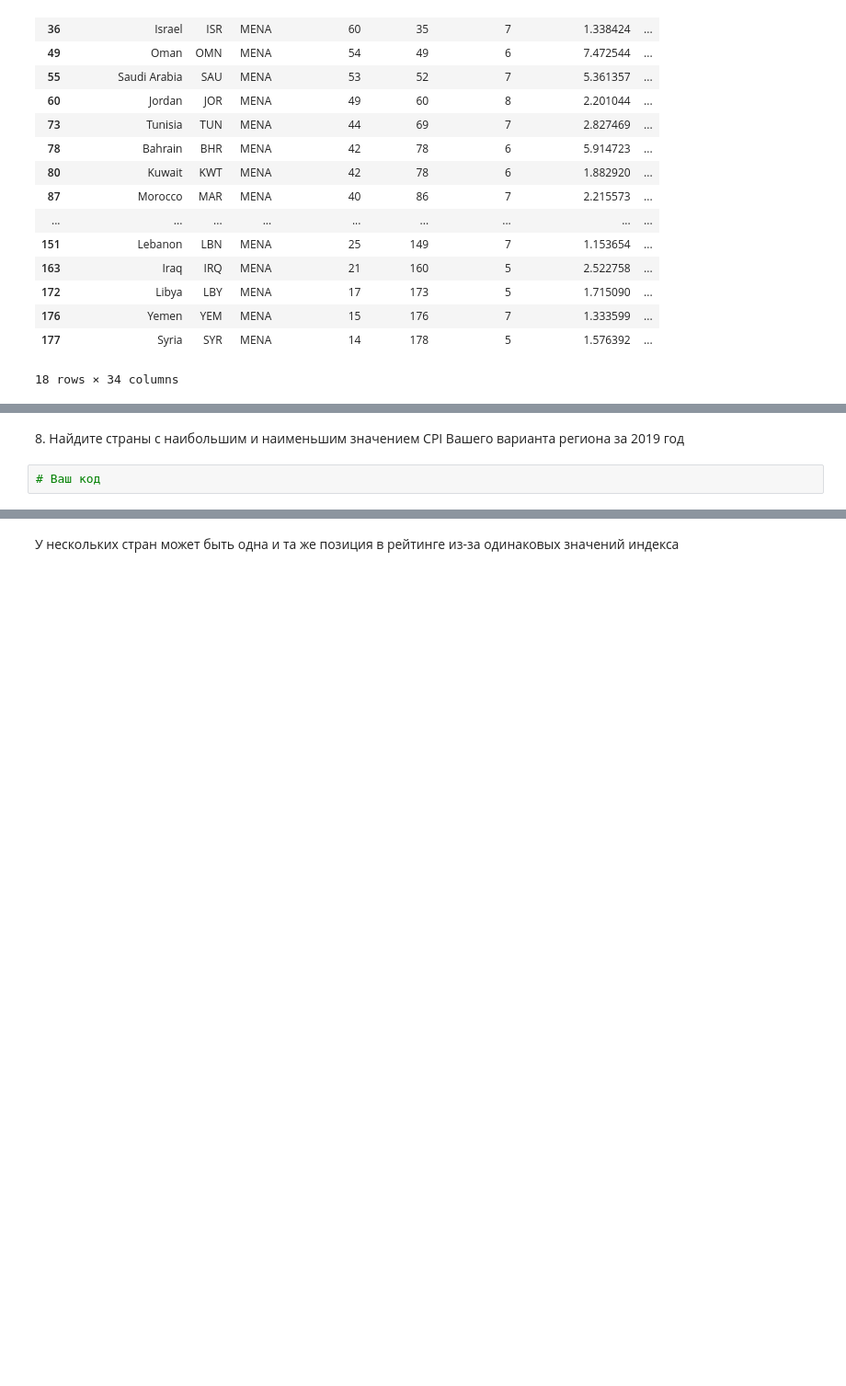
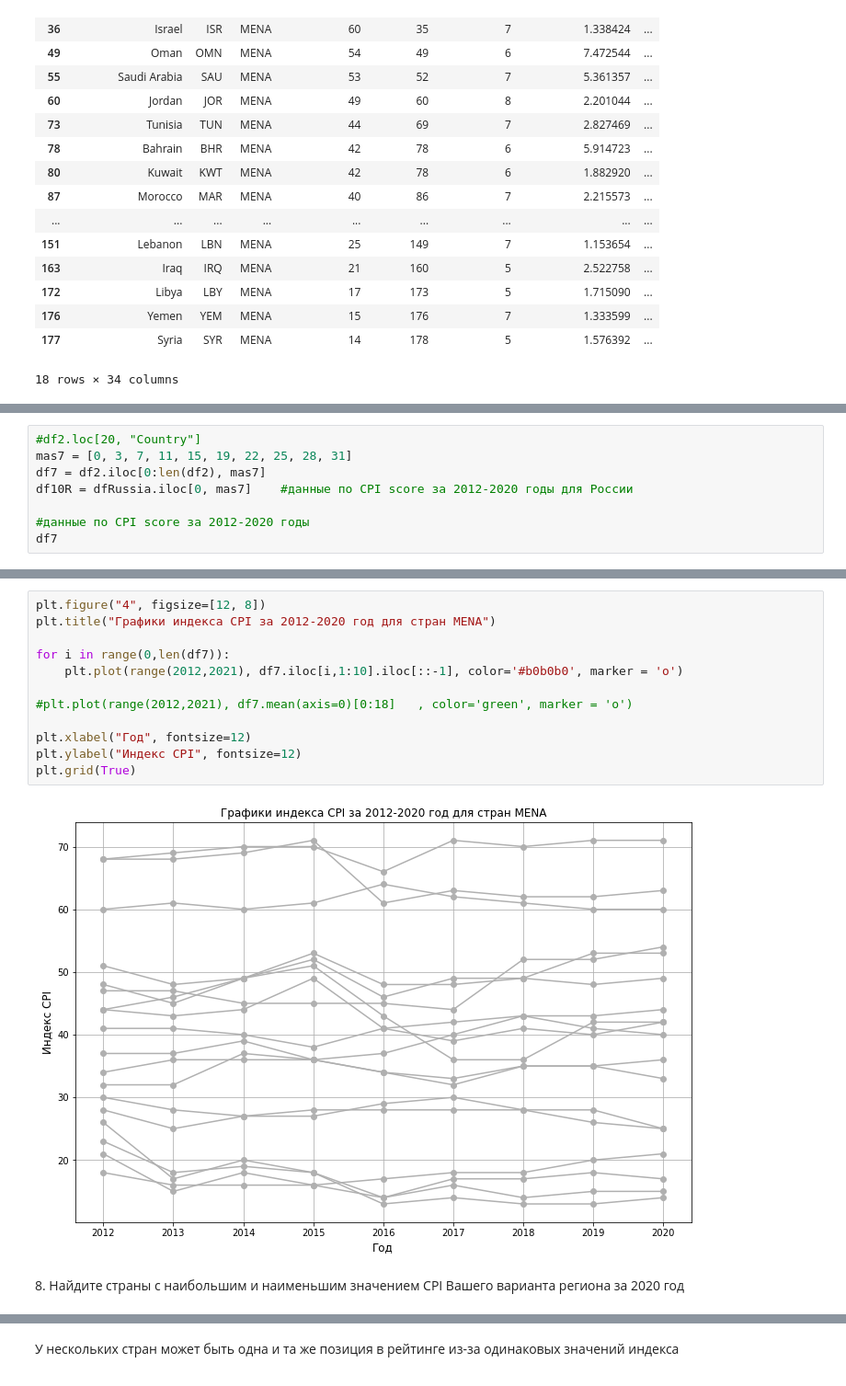
Before and after one commit to alpolyakov/---6-11---, a Jupyter notebook: notebooksEdit/A1_Descriptive_Analysis.ipynb, the cells around one changed output, grey strips where cells are left out. Shown: that part at 92% size. Saved outputs shown, nothing was run; the diff lists cells and outputs as text; blank space fills up the shorter version.

```diff
--- a/notebooksEdit/A1_Descriptive_Analysis.ipynb
+++ b/notebooksEdit/A1_Descriptive_Analysis.ipynb
@@ -151,0 +151,8 @@ df2
+# %%
+#df2.loc[20, "Country"]
+mas7 = [0, 3, 7, 11, 15, 19, 22, 25, 28, 31]
+df7 = df2.iloc[0:len(df2), mas7]
+df10R = dfRussia.iloc[0, mas7]    #данные по CPI score за 2012-2020 годы для России
+
+#данные по CPI score за 2012-2020 годы
+df7
@@ -152,4 +177,16 @@ df2
+# %%
+plt.figure("4", figsize=[12, 8])
+plt.title("Графики индекса CPI за 2012-2020 год для стран MENA")
+
+for i in range(0,len(df7)):
+    plt.plot(range(2012,2021), df7.iloc[i,1:10].iloc[::-1], color='#b0b0b0', marker = 'o')
+
+#plt.plot(range(2012,2021), df7.mean(axis=0)[0:18]   , color='green', marker = 'o')
+
+plt.xlabel("Год", fontsize=12)
+plt.ylabel("Индекс CPI", fontsize=12)
+plt.grid(True)
+# %% [output]
+[figure, added]
 # %% [markdown]
-<p>8. Найдите страны с наибольшим и наименьшим значением CPI Вашего варианта региона за 2019 год</p>
+<p>8. Найдите страны с наибольшим и наименьшим значением CPI Вашего варианта региона за 2020 год</p>
-# %%
-# Ваш код
```
Also changed, not shown: parts of 18 cells of this notebook, 1 other file.
